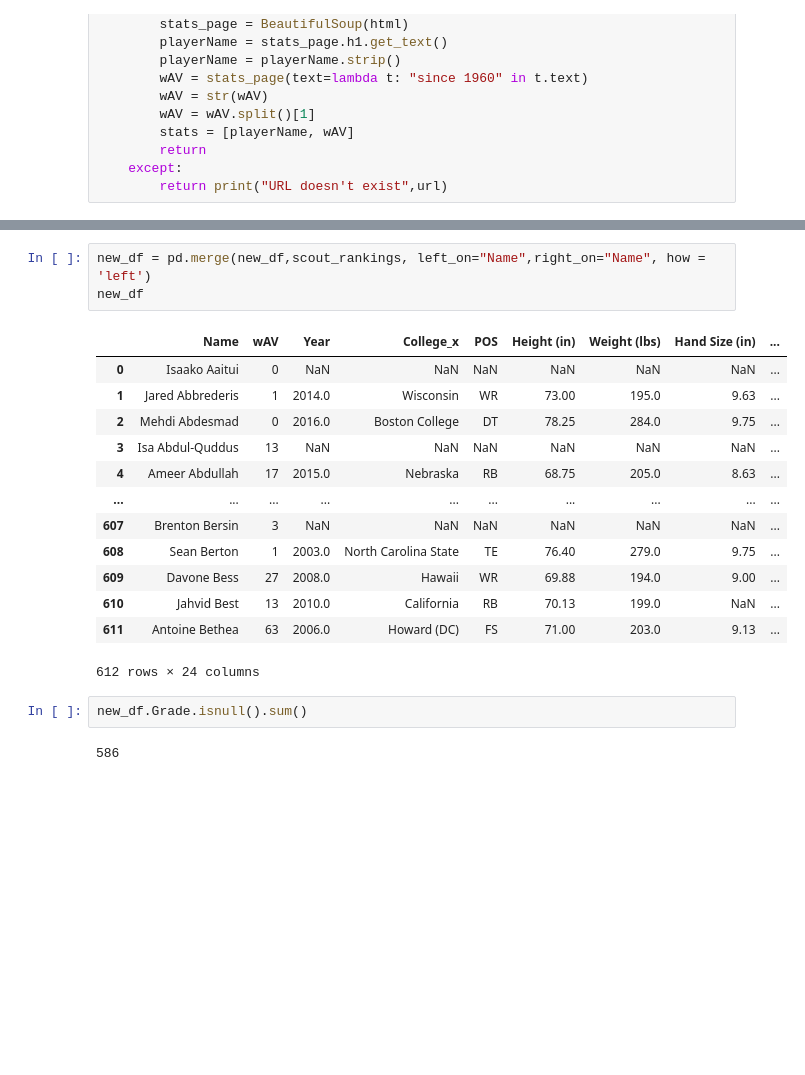
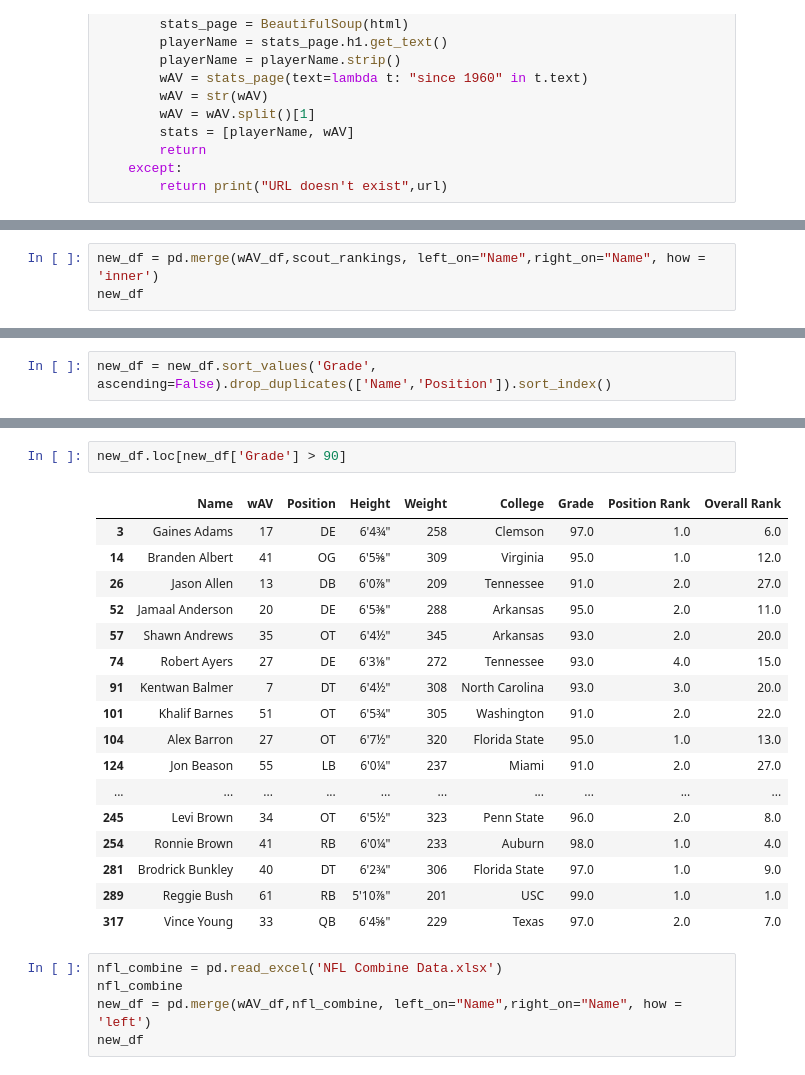
Before and after one commit to ant-vessicchio/learn_data_science_through_sports, a Jupyter notebook: NFL_Success_Predictor/NFL_Draft_Player_Evaluation.ipynb, the cells around one changed output, grey strips where cells are left out. Drawn from its saved outputs; the diff is of its cells as text; blank space fills up the shorter version.

Commit message:
Scraping, scraping. 2009 scouts. A,B, Y, Z

```diff
--- a/NFL_Success_Predictor/NFL_Draft_Player_Evaluation.ipynb
+++ b/NFL_Success_Predictor/NFL_Draft_Player_Evaluation.ipynb
@@ -348,0 +357,3 @@ scout_rankings
+# %%
+new_df = pd.merge(wAV_df,scout_rankings, left_on="Name",right_on="Name", how = 'inner')
+new_df
@@ -348,0 +374,2 @@ scout_rankings
+# %%
+new_df = new_df.sort_values('Grade', ascending=False).drop_duplicates(['Name','Position']).sort_index()
@@ -349,21 +380,25 @@ scout_rankings
 # %%
-new_df = pd.merge(new_df,scout_rankings, left_on="Name",right_on="Name", how = 'left')
-new_df
+new_df.loc[new_df['Grade'] > 90]
 # %% [output]
-|  | Name | wAV | Year | College_x | POS | Height (in) | Weight (lbs) | Hand Size (in) | ... |
-| 0 | Isaako Aaitui | 0 | NaN | NaN | NaN | NaN | NaN | NaN | ... |
-| 1 | Jared Abbrederis | 1 | 2014.0 | Wisconsin | WR | 73.00 | 195.0 | 9.63 | ... |
-| 2 | Mehdi Abdesmad | 0 | 2016.0 | Boston College | DT | 78.25 | 284.0 | 9.75 | ... |
-| 3 | Isa Abdul-Quddus | 13 | NaN | NaN | NaN | NaN | NaN | NaN | ... |
-| 4 | Ameer Abdullah | 17 | 2015.0 | Nebraska | RB | 68.75 | 205.0 | 8.63 | ... |
+|  | Name | wAV | Position | Height | Weight | College | Grade | Position Rank | Overall Rank |
+| 3 | Gaines Adams | 17 | DE | 6'4¾" | 258 | Clemson | 97.0 | 1.0 | 6.0 |
+| 14 | Branden Albert | 41 | OG | 6'5⅝" | 309 | Virginia | 95.0 | 1.0 | 12.0 |
+| 26 | Jason Allen | 13 | DB | 6'0⅞" | 209 | Tennessee | 91.0 | 2.0 | 27.0 |
+| 52 | Jamaal Anderson | 20 | DE | 6'5⅜" | 288 | Arkansas | 95.0 | 2.0 | 11.0 |
+| 57 | Shawn Andrews | 35 | OT | 6'4½" | 345 | Arkansas | 93.0 | 2.0 | 20.0 |
+| 74 | Robert Ayers | 27 | DE | 6'3⅛" | 272 | Tennessee | 93.0 | 4.0 | 15.0 |
+| 91 | Kentwan Balmer | 7 | DT | 6'4½" | 308 | North Carolina | 93.0 | 3.0 | 20.0 |
+| 101 | Khalif Barnes | 51 | OT | 6'5¾" | 305 | Washington | 91.0 | 2.0 | 22.0 |
+| 104 | Alex Barron | 27 | OT | 6'7½" | 320 | Florida State | 95.0 | 1.0 | 13.0 |
+| 124 | Jon Beason | 55 | LB | 6'0¼" | 237 | Miami | 91.0 | 2.0 | 27.0 |
 | ... | ... | ... | ... | ... | ... | ... | ... | ... | ... |
-| 607 | Brenton Bersin | 3 | NaN | NaN | NaN | NaN | NaN | NaN | ... |
-| 608 | Sean Berton | 1 | 2003.0 | North Carolina State | TE | 76.40 | 279.0 | 9.75 | ... |
-| 609 | Davone Bess | 27 | 2008.0 | Hawaii | WR | 69.88 | 194.0 | 9.00 | ... |
-| 610 | Jahvid Best | 13 | 2010.0 | California | RB | 70.13 | 199.0 | NaN | ... |
-| 611 | Antoine Bethea | 63 | 2006.0 | Howard (DC) | FS | 71.00 | 203.0 | 9.13 | ... |
+| 245 | Levi Brown | 34 | OT | 6'5½" | 323 | Penn State | 96.0 | 2.0 | 8.0 |
+| 254 | Ronnie Brown | 41 | RB | 6'0¼" | 233 | Auburn | 98.0 | 1.0 | 4.0 |
+| 281 | Brodrick Bunkley | 40 | DT | 6'2¾" | 306 | Florida State | 97.0 | 1.0 | 9.0 |
+| 289 | Reggie Bush | 61 | RB | 5'10⅞" | 201 | USC | 99.0 | 1.0 | 1.0 |
+| 317 | Vince Young | 33 | QB | 6'4⅝" | 229 | Texas | 97.0 | 2.0 | 7.0 |
-612 rows × 24 columns
 # %%
-new_df.Grade.isnull().sum()
+nfl_combine = pd.read_excel('NFL Combine Data.xlsx')
+nfl_combine
+new_df = pd.merge(wAV_df,nfl_combine, left_on="Name",right_on="Name", how = 'left')
+new_df
-# %% [output]
-586
```
Also changed, not shown: parts of 24 cells of this notebook, 3 other files.
